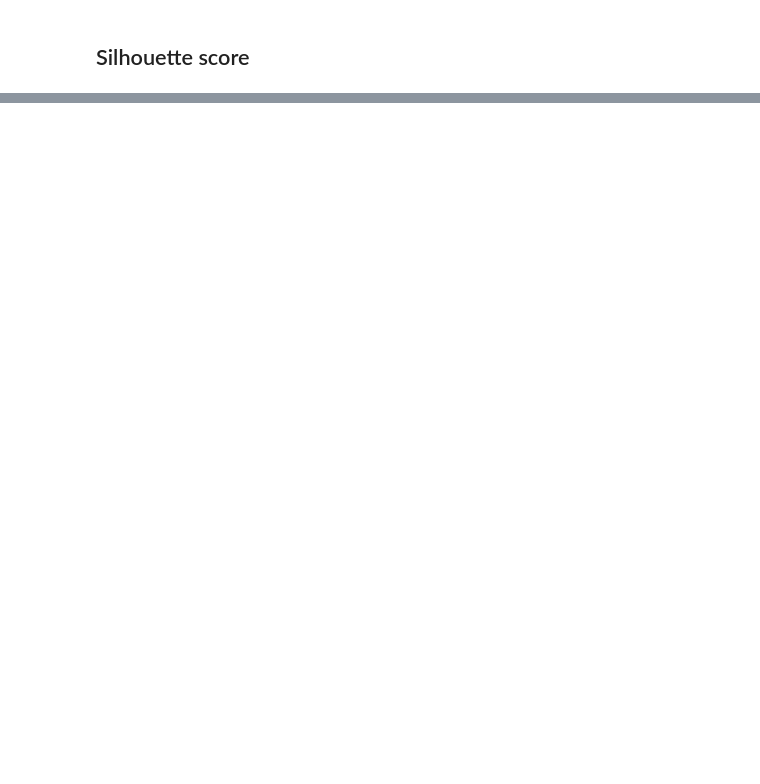
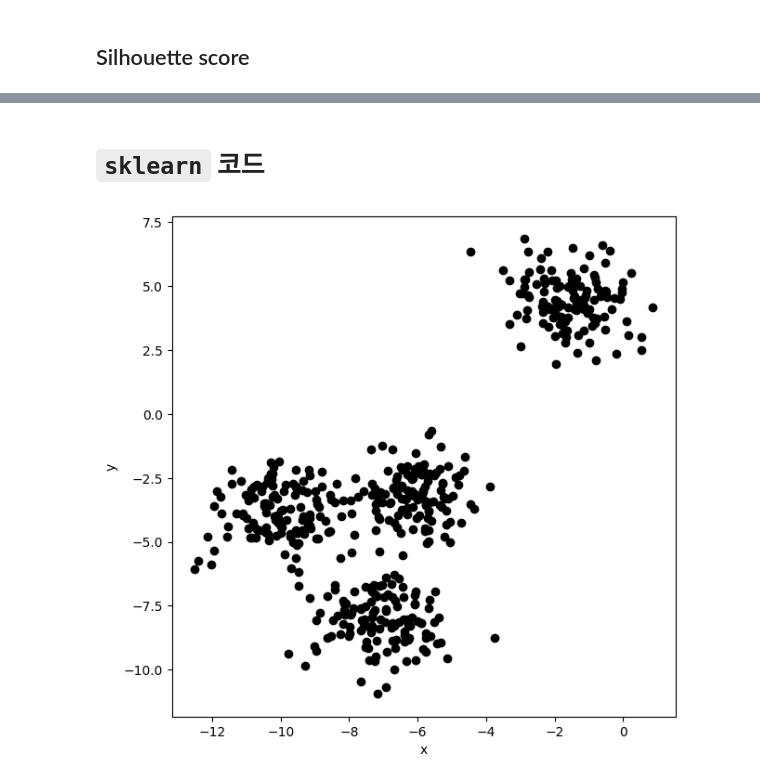
Before and after one commit to govin08/our-socar, a Jupyter notebook: 2김선중/1230_kmeans/1203_1230_k_means.ipynb, the cells around one changed output, grey strips where cells are left out. Drawn from its saved outputs; the diff is of its cells as text; code cells hidden in the pictures; blank space fills up the shorter version.

Commit message:
k-means clustering and silhouette

```diff
--- a/2김선중/1230_kmeans/1203_1230_k_means.ipynb
+++ b/2김선중/1230_kmeans/1203_1230_k_means.ipynb
@@ -414,0 +458,2 @@ np.mean(silhouette_val_list)
+# %% [markdown]
+# `sklearn` 코드
@@ -414,0 +468,22 @@ np.mean(silhouette_val_list)
+# %%
+# Generating the sample data from make_blobs
+# This particular setting has one distinct cluster and 3 clusters placed close
+# together.
+X, y = make_blobs(
+    n_samples=500,
+    n_features=2,
+    centers=4,
+    cluster_std=1,
+    center_box=(-10.0, 10.0),
+    shuffle=True,
+    random_state=1,
+)  # For reproducibility
+# %%
+fig = plt.figure(figsize=(7,7))
+fig.set_facecolor('white')
+plt.scatter(X[:,0], X[:,1], color='k')
+plt.xlabel('x')
+plt.ylabel('y')
+plt.show()
+# %% [output]
+[figure, added]
```
Also changed, not shown: parts of 43 cells of this notebook, 12 other files.
